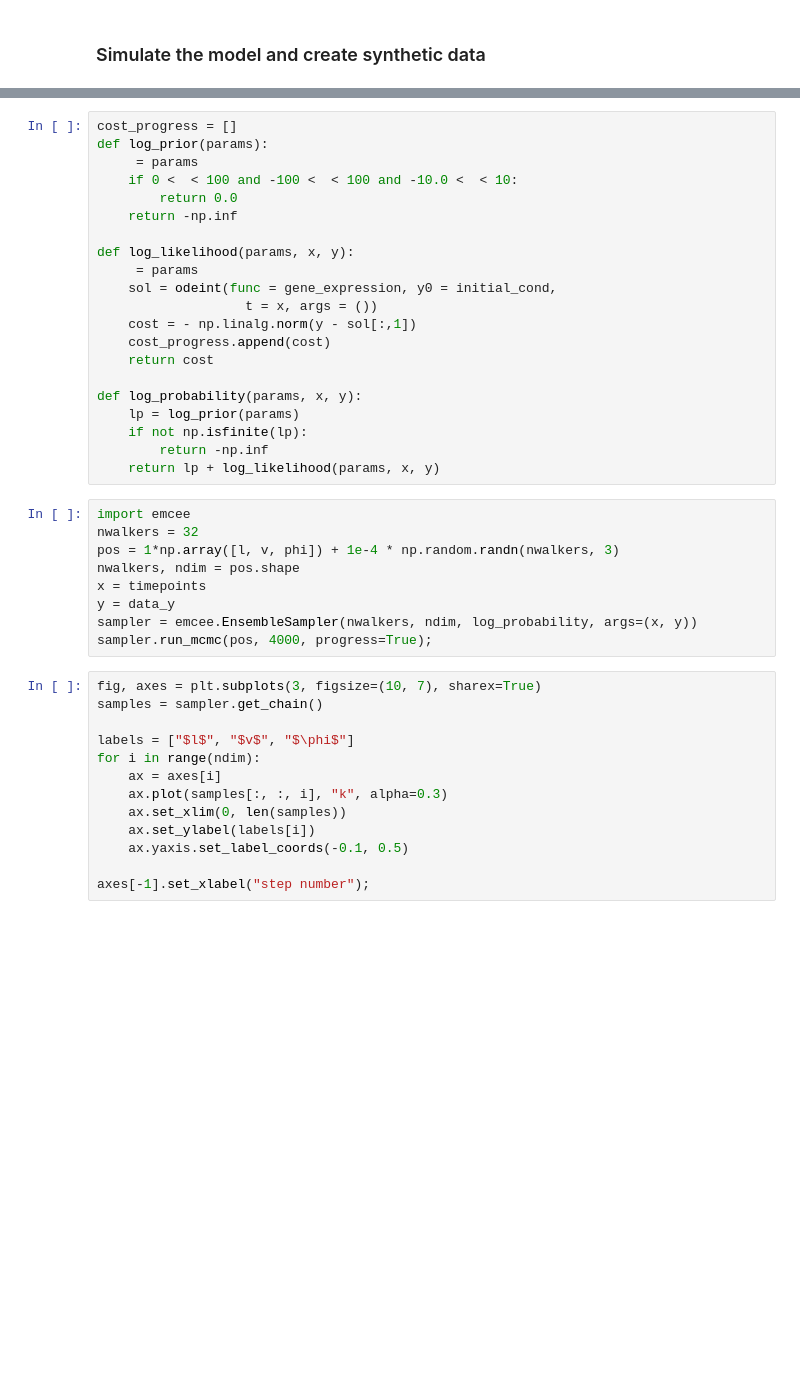
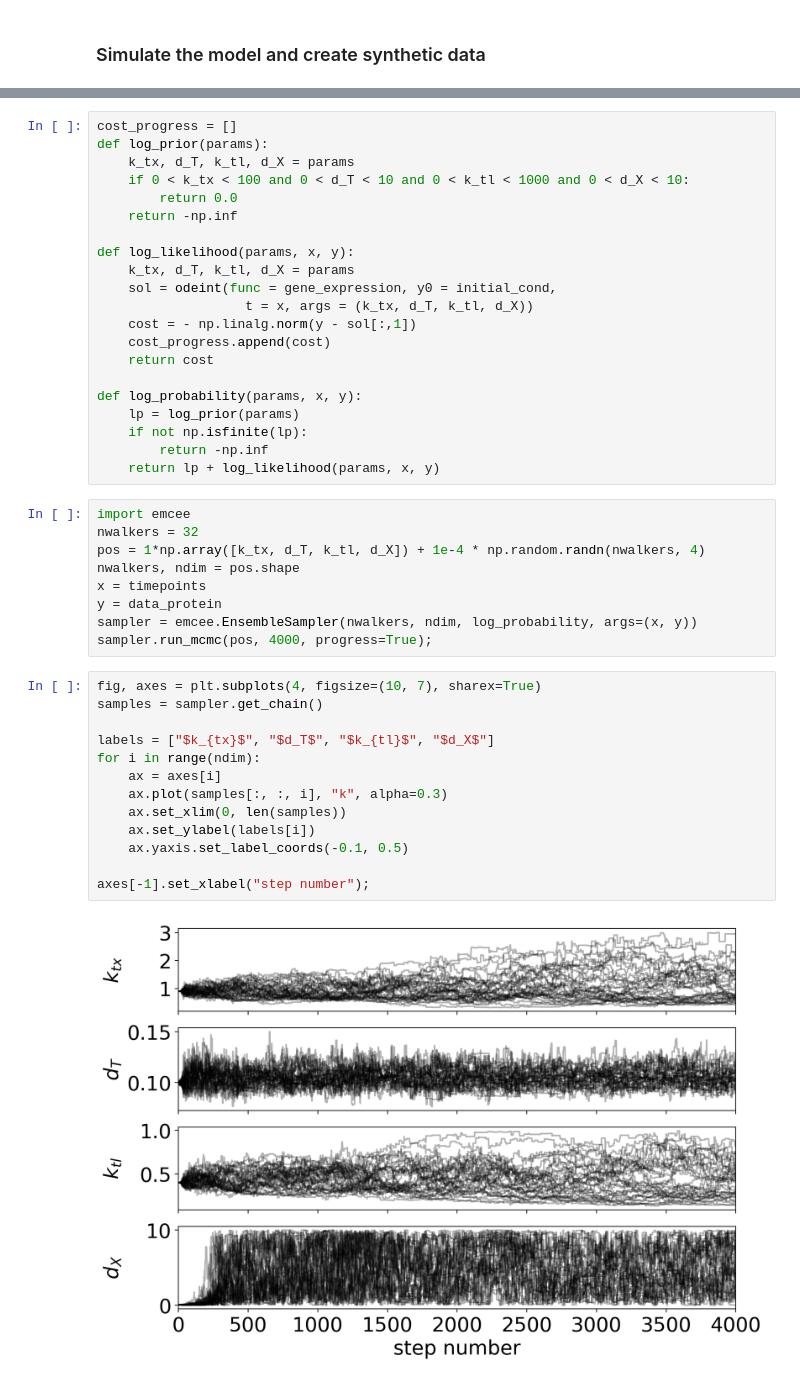
Before and after one commit to BioSysDesign/E164, a Jupyter notebook: reading/week12_bayesian_inference.ipynb, the cells around one changed output, grey strips where cells are left out. Saved outputs shown, nothing was run; the diff lists cells and outputs as text; blank space fills up the shorter version.

```diff
--- a/reading/week12_bayesian_inference.ipynb
+++ b/reading/week12_bayesian_inference.ipynb
@@ -206,15 +237,15 @@ ax.legend()
 # %%
 cost_progress = []
 def log_prior(params):
-     = params
-    if 0 <  < 100 and -100 <  < 100 and -10.0 <  < 10:
+    k_tx, d_T, k_tl, d_X = params
+    if 0 < k_tx < 100 and 0 < d_T < 10 and 0 < k_tl < 1000 and 0 < d_X < 10:
         return 0.0
     return -np.inf
 
 def log_likelihood(params, x, y):
-     = params
+    k_tx, d_T, k_tl, d_X = params
     sol = odeint(func = gene_expression, y0 = initial_cond,
-                   t = x, args = ())
+                   t = x, args = (k_tx, d_T, k_tl, d_X))
     cost = - np.linalg.norm(y - sol[:,1])
     cost_progress.append(cost)
     return cost
@@ -227,25 +258,27 @@ def log_probability(params, x, y):
 # %%
 import emcee
 nwalkers = 32
-pos = 1*np.array([l, v, phi]) + 1e-4 * np.random.randn(nwalkers, 3)
+pos = 1*np.array([k_tx, d_T, k_tl, d_X]) + 1e-4 * np.random.randn(nwalkers, 4)
 nwalkers, ndim = pos.shape
 x = timepoints
-y = data_y
+y = data_protein
 sampler = emcee.EnsembleSampler(nwalkers, ndim, log_probability, args=(x, y))
 sampler.run_mcmc(pos, 4000, progress=True);
 # %%
-fig, axes = plt.subplots(3, figsize=(10, 7), sharex=True)
+fig, axes = plt.subplots(4, figsize=(10, 7), sharex=True)
 samples = sampler.get_chain()
 
-labels = ["$l$", "$v$", "$\phi$"]
+labels = ["$k_{tx}$", "$d_T$", "$k_{tl}$", "$d_X$"]
 for i in range(ndim):
     ax = axes[i]
     ax.plot(samples[:, :, i], "k", alpha=0.3)
     ax.set_xlim(0, len(samples))
     ax.set_ylabel(labels[i])
     ax.yaxis.set_label_coords(-0.1, 0.5)
 
 axes[-1].set_xlabel("step number");
+# %% [output]
+[figure, added]
 # %%
 import corner
 flat_samples = sampler.get_chain(discard=50, thin=15, flat=True)
```
Also changed, not shown: parts of 11 cells of this notebook.
